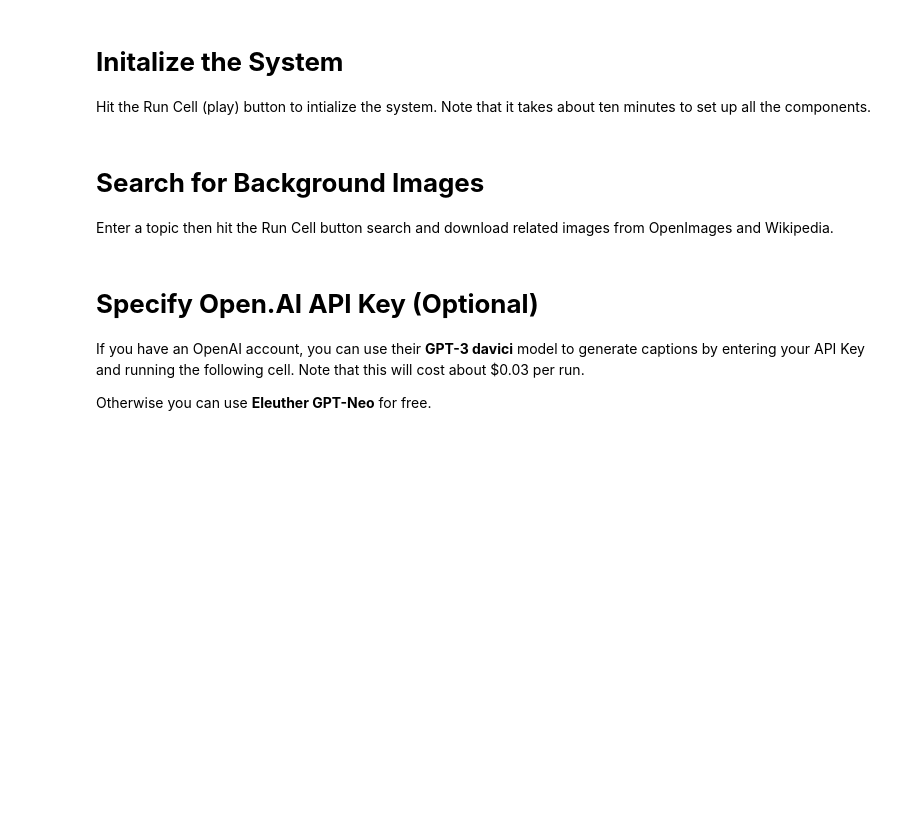
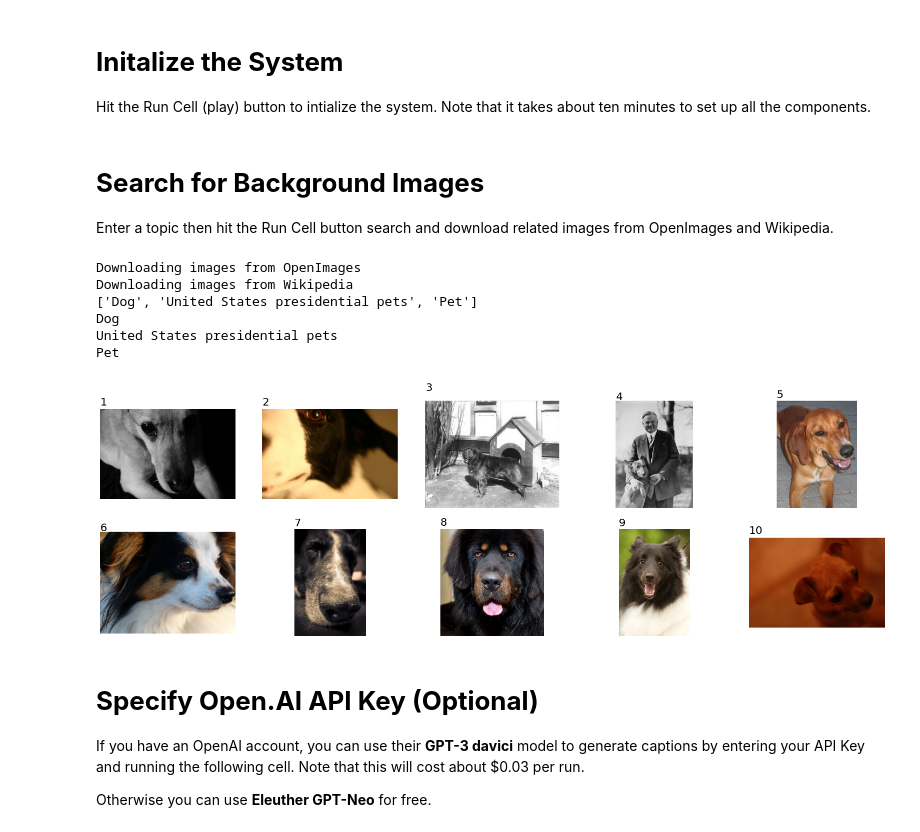
Before and after one commit to robgon-art/ai-memer, a Jupyter notebook: AI_Memer.ipynb, the cells around one changed output. Drawn from its saved outputs; the diff is of its cells as text; code cells hidden in the pictures; blank space fills up the shorter version.

```diff
--- a/AI_Memer.ipynb
+++ b/AI_Memer.ipynb
@@ -395,7 +395,7 @@ def get_warning_level(content_to_classify):
 # **Search for Background Images**
 Enter a topic then hit the Run Cell button search and download related images from OpenImages and Wikipedia.
 # %%
-find_image = "cat lying on the floor" #@param {type:"string"}
+find_image = "pet dog" #@param {type:"string"}
 import warnings
 warnings.filterwarnings('ignore')
 text_query = find_image
@@ -476,33 +476,41 @@ preprocess = Compose([
     ToTensor()
 ])
 
 image_mean = torch.tensor([0.48145466, 0.4578275, 0.40821073]).cuda()
 image_std = torch.tensor([0.26862954, 0.26130258, 0.27577711]).cuda()
 images = [preprocess(im) for im in all_images]
 image_input = torch.tensor(np.stack(images)).cuda()
 image_input -= image_mean[:, None, None]
 image_input /= image_std[:, None, None]
 with torch.no_grad():
   image_features = model.encode_image(image_input).float().cpu()
 image_features /= image_features.norm(dim=-1, keepdim=True)
 
 image_similarity = query_features.cpu().numpy() @ image_features.numpy().T
 image_similarity = image_similarity[0]
 image_scores, image_indices = get_top_N_semantic_similarity(image_similarity, N=10)
 
 fig=plt.figure(figsize=(26, 8))
 columns = 5
 rows = 2
 for i in range(1, columns*rows + 1):
   file_name = all_image_metadata[image_indices[i-1]][1]
   img = Image.open(file_name)
   img = img.convert(mode="RGB")
   fig.add_subplot(rows, columns, i)
   plt.margins(y=10)
   plt.imshow(img)
   plt.text(0, -30, str(i), fontsize=20)
   plt.axis("off")
 plt.show()
+# %% [output]
+Downloading images from OpenImages
+Downloading images from Wikipedia
+['Dog', 'United States presidential pets', 'Pet']
+Dog
+United States presidential pets
+Pet
+[figure, added]
 # %% [markdown]
 # **Specify Open.AI API Key (Optional)**
 
```
Also changed, not shown: parts of 3 cells of this notebook.
